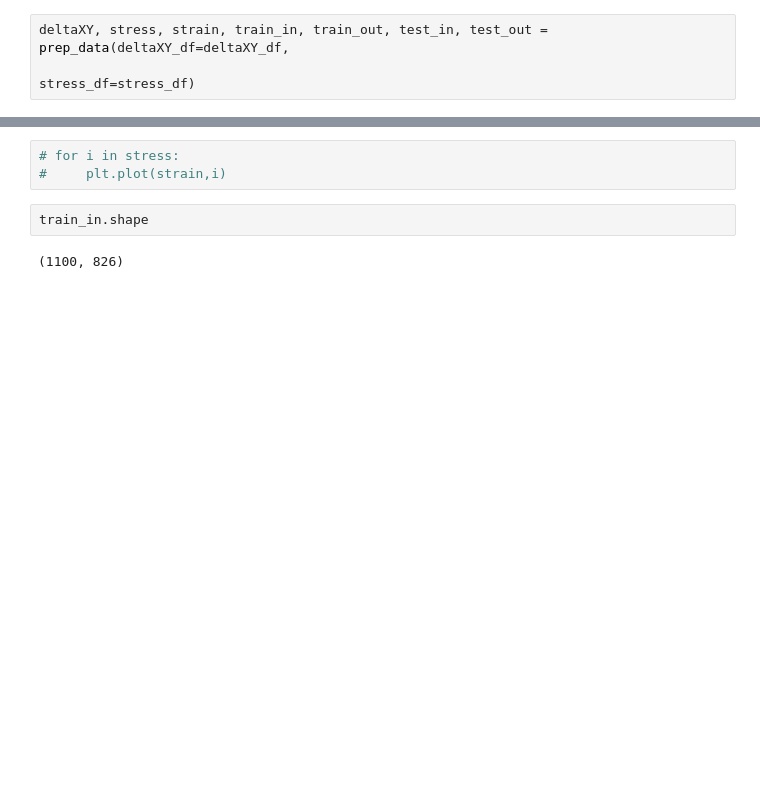
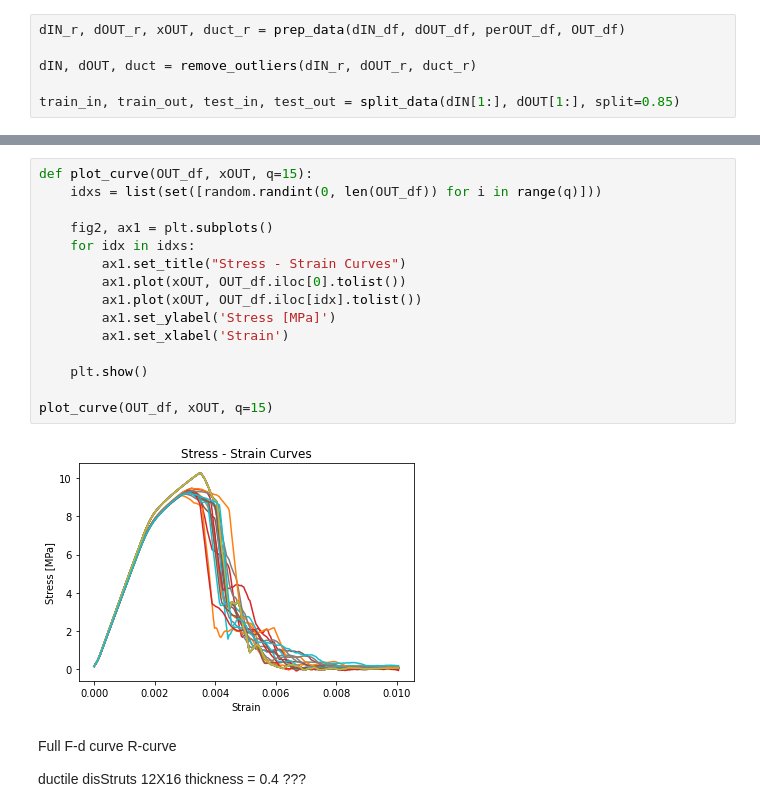
Before and after one commit to niccoforte/NF-PhD-gitRepo, a Jupyter notebook: PINN/DataProcessing.ipynb, the cells around one changed output, grey strips where cells are left out. Cells and saved outputs as stored; diff of their text form; blank space fills up the shorter version.

Commit message:
Update DataProcessing.ipynb functions.

```diff
--- a/PINN/DataProcessing.ipynb
+++ b/PINN/DataProcessing.ipynb
@@ -33,3 +57,6 @@ def prep_data(deltaXY_df, stress_df):
 # %%
-deltaXY, stress, strain, train_in, train_out, test_in, test_out = prep_data(deltaXY_df=deltaXY_df,
-                                                                            stress_df=stress_df)
+dIN_r, dOUT_r, xOUT, duct_r = prep_data(dIN_df, dOUT_df, perOUT_df, OUT_df)
+
+dIN, dOUT, duct = remove_outliers(dIN_r, dOUT_r, duct_r)
+
+train_in, train_out, test_in, test_out = split_data(dIN[1:], dOUT[1:], split=0.85)
@@ -36,7 +86,22 @@ deltaXY, stress, strain, train_in, train_out, test_in, test_out = prep_data(delt
 # %%
-# for i in stress:
-#     plt.plot(strain,i)
+def plot_curve(OUT_df, xOUT, q=15):
+    idxs = list(set([random.randint(0, len(OUT_df)) for i in range(q)]))
+
+    fig2, ax1 = plt.subplots()
+    for idx in idxs:
+        ax1.set_title("Stress - Strain Curves")
+        ax1.plot(xOUT, OUT_df.iloc[0].tolist())
+        ax1.plot(xOUT, OUT_df.iloc[idx].tolist())
+        ax1.set_ylabel('Stress [MPa]')
+        ax1.set_xlabel('Strain')
+
+    plt.show()
+
+plot_curve(OUT_df, xOUT, q=15)
+# %% [output]
+[figure, added]
-# %%
-train_in.shape
-# %% [output]
-(1100, 826)
+# %% [markdown]
+Full F-d curve
+R-curve
+
+ductile disStruts 12X16 thickness = 0.4 ???
```
Also changed, not shown: parts of 6 cells of this notebook.
